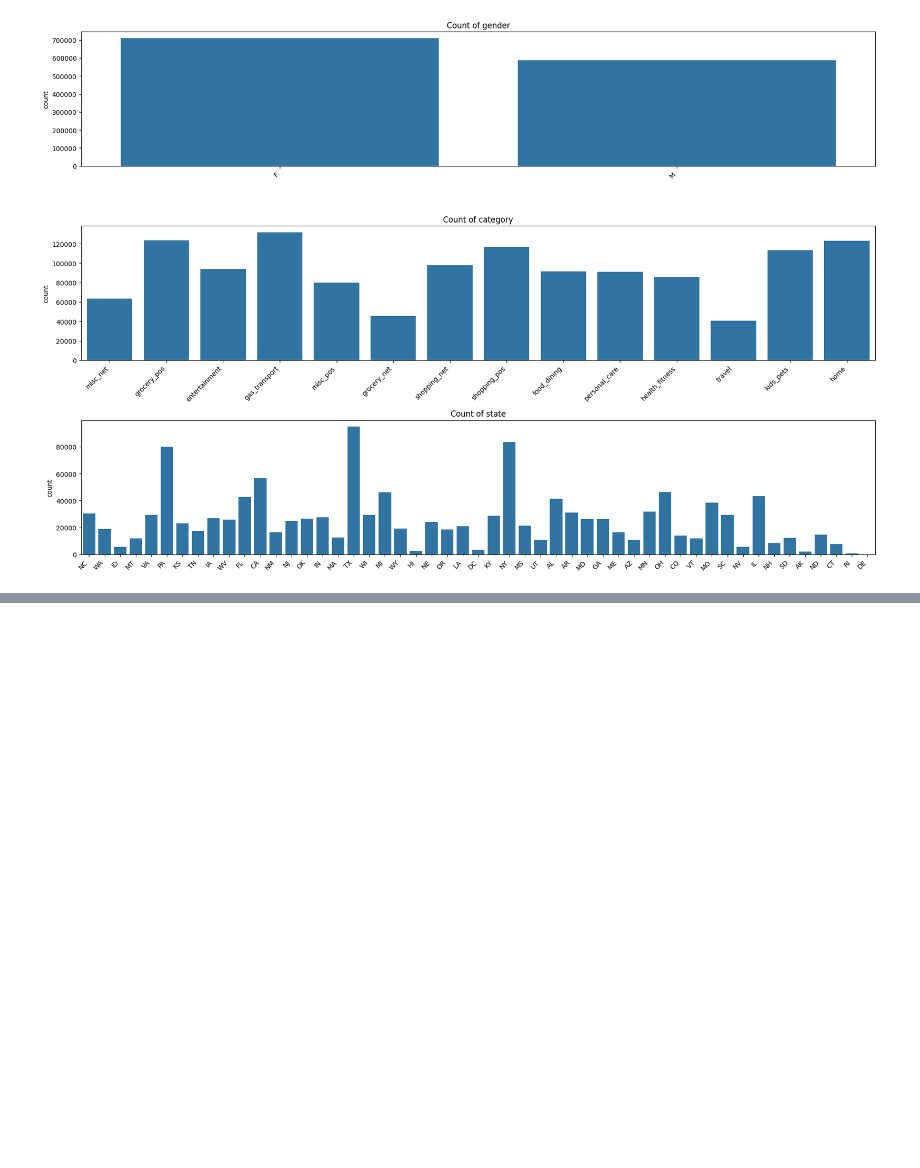
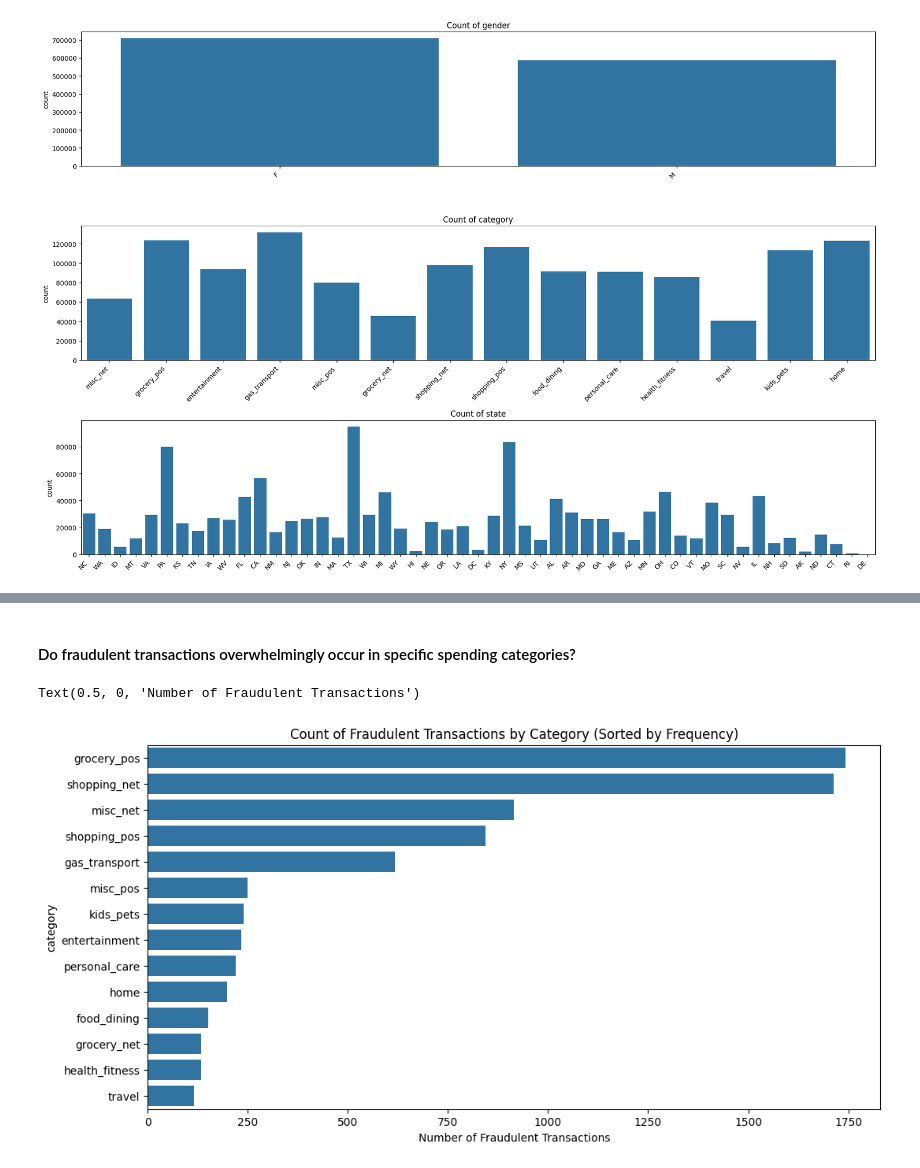
Before and after one commit to Clarkey33/fraud-detection-mlops-pipeline, a Jupyter notebook: notebooks/01-initial-eda.ipynb, the cells around one changed output, grey strips where cells are left out. Cells and saved outputs as stored; diff of their text form; code cells hidden in the pictures; blank space fills up the shorter version.

```diff
--- a/notebooks/01-initial-eda.ipynb
+++ b/notebooks/01-initial-eda.ipynb
@@ -173,0 +255,11 @@ Name: count, dtype: int64
+# %% [markdown]
+#### Do fraudulent transactions overwhelmingly occur in specific spending categories?
+# %%
+
+plt.figure(figsize=(12,6))
+sns.countplot(data=df[df['is_fraud'] == 1]['category'],order=df[df['is_fraud'] == 1]['category'].value_counts().index)
+plt.title('Count of Fraudulent Transactions by Category (Sorted by Frequency)')
+plt.xlabel('Number of Fraudulent Transactions')
+# %% [output]
+Text(0.5, 0, 'Number of Fraudulent Transactions')
+[figure, added]
```
Also changed, not shown: parts of 16 cells of this notebook.
